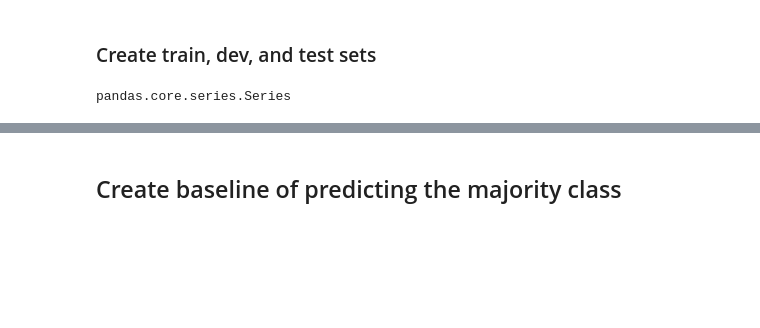
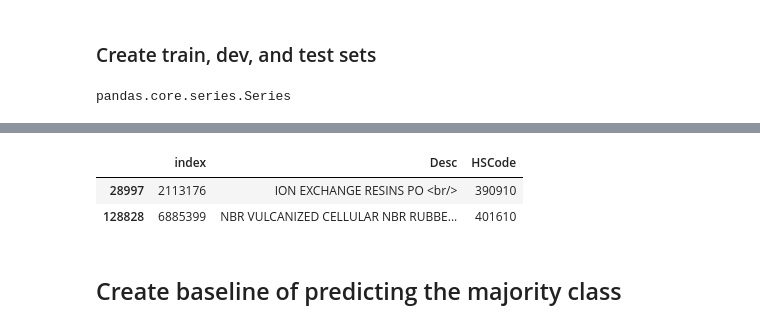
Before and after one commit to ajhoop/MIDS_Capstone, a Jupyter notebook: notebooks/exploratory/Models_small_sampledata39_40_removeHS_andy.ipynb, the cells around one changed output, grey strips where cells are left out. Cells and saved outputs as stored; diff of their text form; code cells hidden in the pictures; blank space fills up the shorter version.

```diff
--- a/notebooks/exploratory/Models_small_sampledata39_40_removeHS_andy.ipynb
+++ b/notebooks/exploratory/Models_small_sampledata39_40_removeHS_andy.ipynb
@@ -424,3 +377,9 @@ X_train
+# %%
+X_dev.head(2)
+# %% [output]
+|  | index | Desc | HSCode |
+| 28997 | 2113176 | ION EXCHANGE RESINS PO <br/> | 390910 |
+| 128828 | 6885399 | NBR VULCANIZED CELLULAR NBR RUBBE... | 401610 |
 # %% [markdown]
 ## Create baseline of predicting the majority class
 # %%
```
Also changed, not shown: parts of 72 cells of this notebook, 4 other files.
